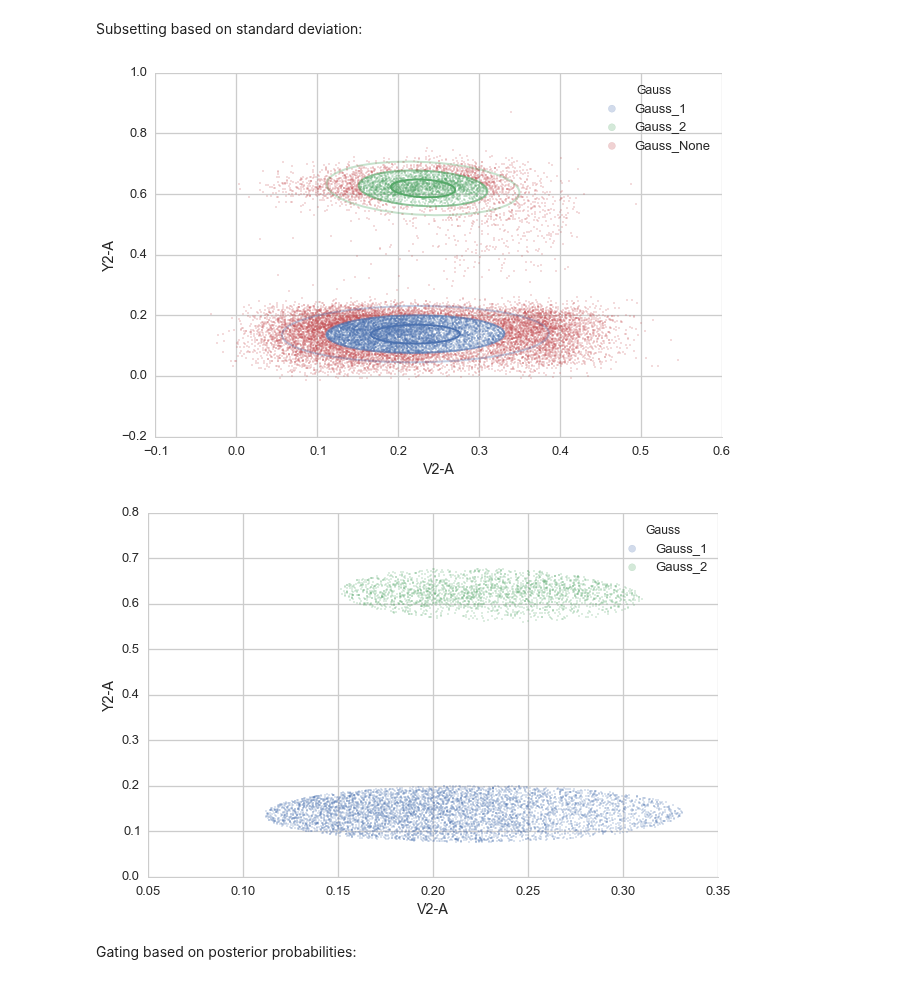
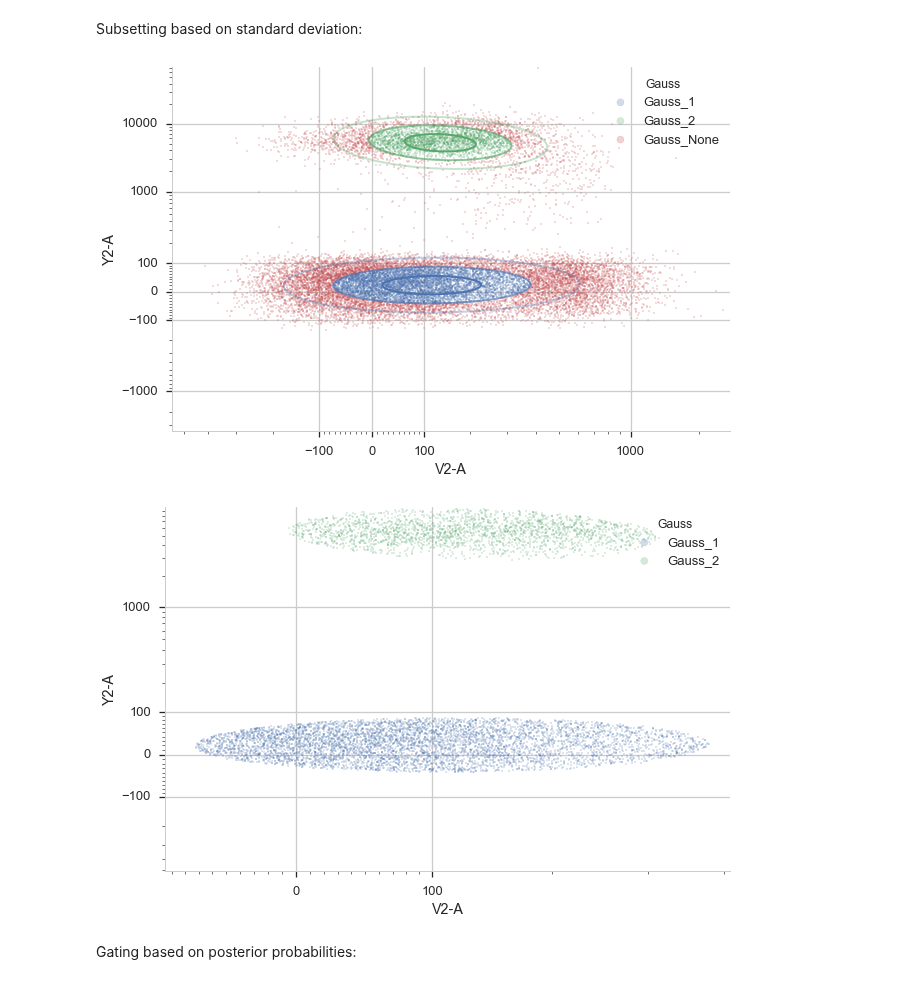
Before and after one commit to cytoflow/cytoflow, a Jupyter notebook: docs/examples-basic/Machine Learning.ipynb, the cells around one changed output. Saved outputs shown, nothing was run; the diff lists cells and outputs as text; code cells hidden in the pictures.

```diff
--- a/docs/examples-basic/Machine Learning.ipynb
+++ b/docs/examples-basic/Machine Learning.ipynb
@@ -26,0 +71,2 @@ Transform the data using `LogicleTransformOp` and look at the histogram of the `
+# %%
+flow.set_default_scale("logicle")
@@ -150,20 +180,20 @@ Subsetting based on standard deviation:
 # %%
 g = flow.GaussianMixture2DOp(name = "Gauss",
                              xchannel = "V2-A",
                              ychannel = "Y2-A",
                              num_components = 2,
                              sigma = 2)
-g.estimate(ex2)
-g.default_view().plot(ex2)
+g.estimate(ex)
+g.default_view().plot(ex)
 
-ex3 = g.apply(ex2)
+ex2 = g.apply(ex)
 flow.ScatterplotView(xchannel = "V2-A",
                      ychannel = "Y2-A",
                      huefacet = "Gauss",
-                     subset = "Gauss != 'Gauss_None'").plot(ex3)
+                     subset = "Gauss != 'Gauss_None'").plot(ex2)
 # %% [output]
-[figure, old version]
+[figure, new version]
-[figure, old version]
+[figure, new version]
 # %% [markdown]
 Gating based on posterior probabilities:
 # %%
```
Also changed, not shown: parts of 32 cells of this notebook, 3 other files.
